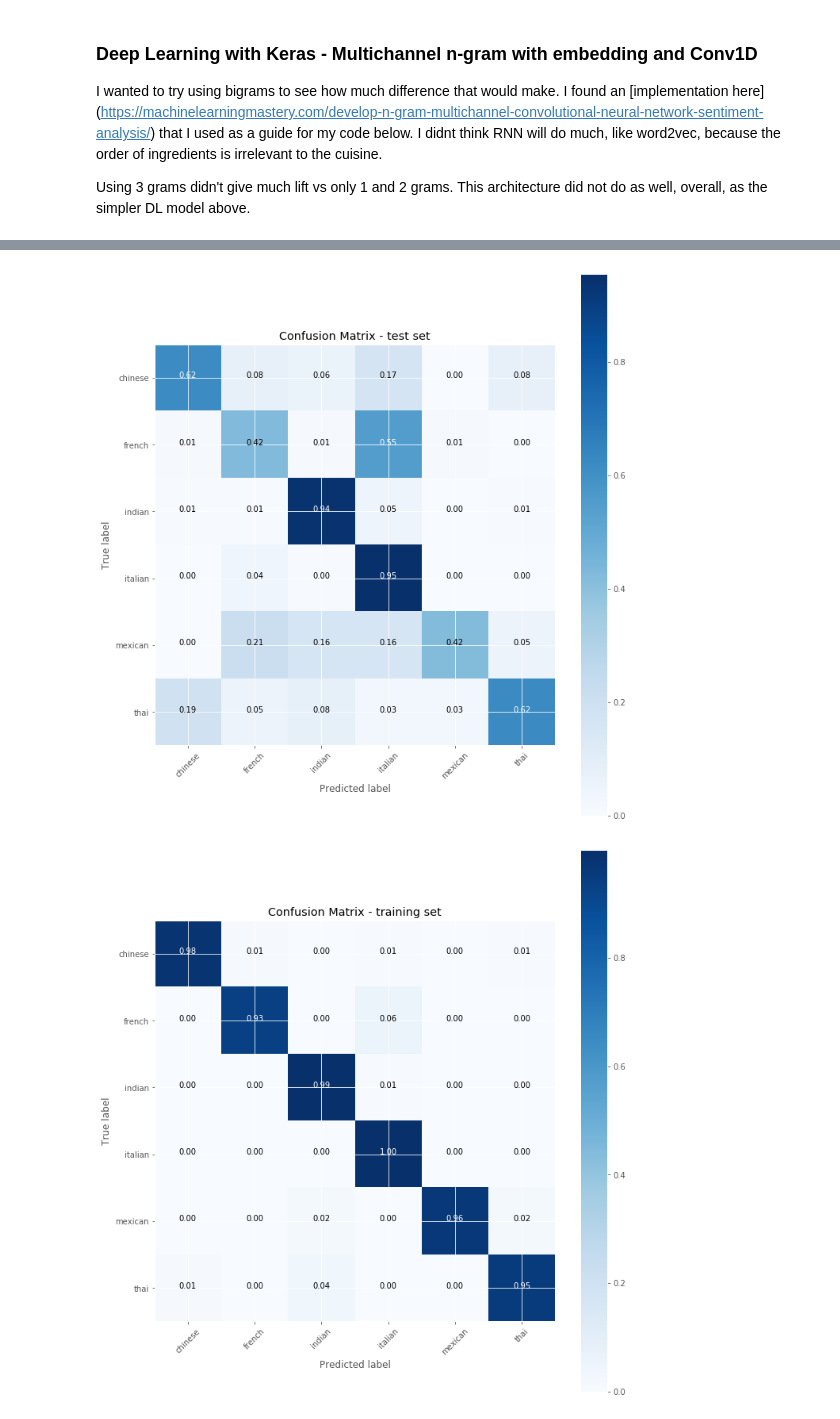
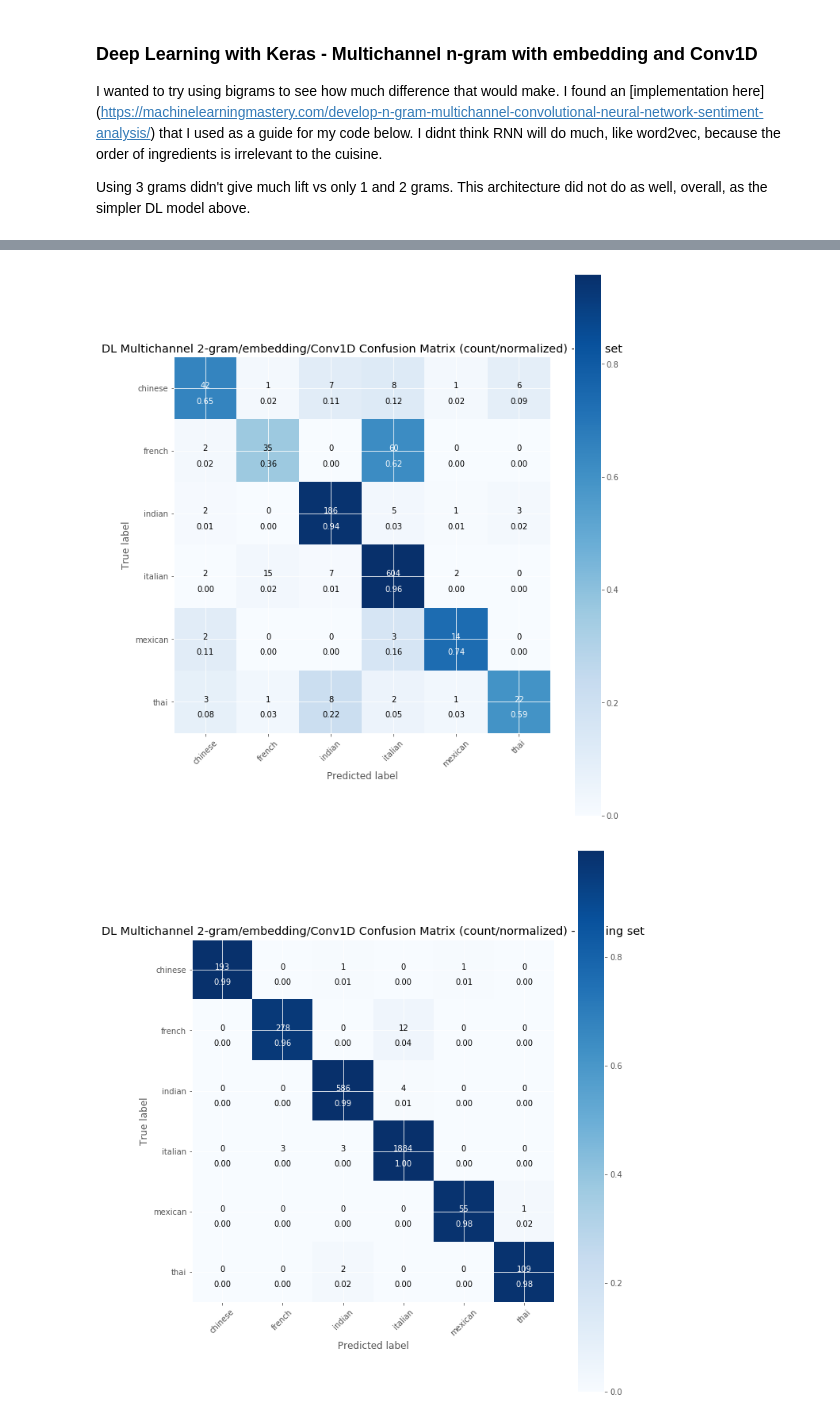
Before and after one commit to kulsoom-abdullah/kulsoom-abdullah.github.io, a Jupyter notebook: AWS-lambda-implementation/model_implementation/recipe multiclass classification.ipynb, the cells around one changed output, grey strips where cells are left out. Saved outputs shown, nothing was run; the diff lists cells and outputs as text; code cells hidden in the pictures.

```diff
--- a/AWS-lambda-implementation/model_implementation/recipe multiclass classification.ipynb
+++ b/AWS-lambda-implementation/model_implementation/recipe multiclass classification.ipynb
@@ -961,34 +1080,10 @@ matrix = confusion_matrix(y_test_t.argmax(axis=1), y_pred_t.argmax(axis=1))
 
 matrix_train = confusion_matrix(y_train_t.argmax(axis=1), y_pred_train.argmax(axis=1))
 
-
-def plot_confusion_matrix(cm, classes, normalize=True, title='Confusion matrix', cmap=plt.cm.Blues):
-    if normalize:
-        cm = cm.astype('float') / cm.sum(axis=1)[:, np.newaxis]
-
-    plt.figure(figsize=(10, 10))
-    plt.imshow(cm, interpolation='nearest', cmap=cmap)
-    plt.title(title)
-    plt.colorbar()
-    tick_marks = np.arange(len(classes))
-    plt.xticks(tick_marks, classes, rotation=45)
-    plt.yticks(tick_marks, classes)
-
-    fmt = '.2f' if normalize else 'd'
-    thresh = cm.max() / 2.
-    for i, j in itertools.product(range(cm.shape[0]), range(cm.shape[1])):
-        plt.text(j, i, format(cm[i, j], fmt),
-                 horizontalalignment="center",
-                 color="white" if cm[i, j] > thresh else "black")
-
-    plt.ylabel('True label')
-    plt.xlabel('Predicted label')
-    plt.tight_layout()
+import itertools
 
 
-import itertools
-#plot_confusion_matrix(confusion_matrix(y_test, y_pred), classes=['green', 'yellow', 'red'])
+plot_confusion_matrix(matrix, classes=['chinese', 'french','indian','italian','mexican','thai' ], normalize=True, title="Deep Learning dense network Confusion Matrix (count/normalized) - test set")
 
-plot_confusion_matrix(matrix, classes=['chinese', 'french','indian','italian','mexican','thai' ], title="Confusion Matrix - test set")
-plot_confusion_matrix(matrix_train, classes=['chinese', 'french','indian','italian','mexican','thai' ], title="Confusion Matrix - training set")
+plot_confusion_matrix(matrix_train, classes=['chinese', 'french','indian','italian','mexican','thai' ], normalize=True, title="Deep Learning dense network Confusion Matrix (count/normalized) - training set")
 # %% [output]
@@ -1151,15 +1246,17 @@ Test Accuracy: 85.933014
 # %%
 y_pred_t=model.predict([testX,testX])
 # y_pred_t=model.predict([testX,testX,testX])
 y_pred_train=model.predict([trainX,trainX])
 matrix = confusion_matrix(y_test_t.argmax(axis=1), y_pred_t.argmax(axis=1))
 matrix_train = confusion_matrix(y_train_t.argmax(axis=1), y_pred_train.argmax(axis=1))
 
-plot_confusion_matrix(matrix, classes=['chinese', 'french','indian','italian','mexican','thai' ], title="Confusion Matrix - test set")
-plot_confusion_matrix(matrix_train, classes=['chinese', 'french','indian','italian','mexican','thai' ], title="Confusion Matrix - training set")
+plot_confusion_matrix(matrix, classes=['chinese', 'french','indian','italian','mexican','thai' ], normalize=True, title="DL Multichannel 2-gram/embedding/Conv1D Confusion Matrix (count/normalized) - test set")
+
+
+plot_confusion_matrix(matrix_train, classes=['chinese', 'french','indian','italian','mexican','thai' ], normalize=True, title="DL Multichannel 2-gram/embedding/Conv1D Confusion Matrix (count/normalized) - training set")
 # %% [output]
-[figure, old version]
+[figure, new version]
-[figure, old version]
+[figure, new version]
 # %% [markdown]
 ### Would more data help with class imbalance?
 Below is an experiment to test whether getting more data to balance the classes could make a difference.  This is can be an important metric to quantify if getting more data is time consuming or expensive. It was not clear based on the results to deal with class imbalance in the first part of this notebook.
```
Also changed, not shown: parts of 27 cells of this notebook.
